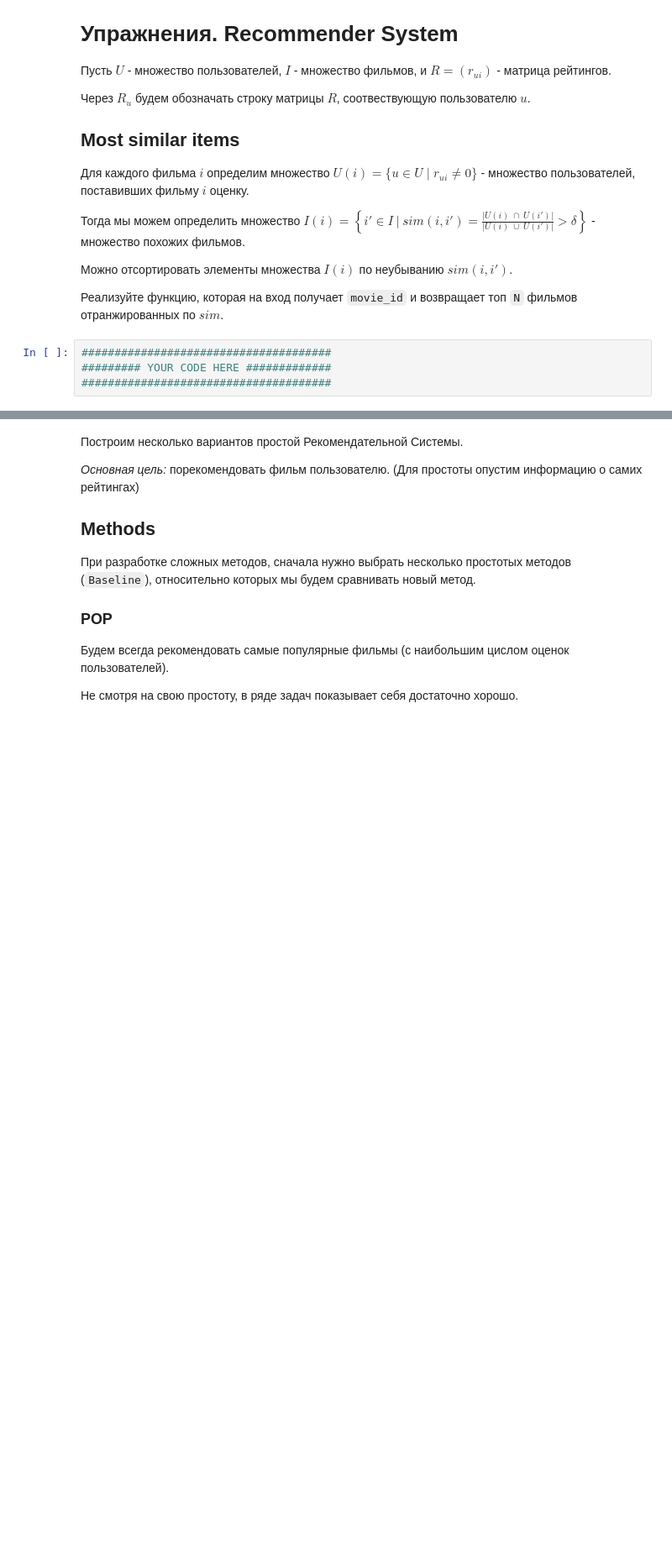
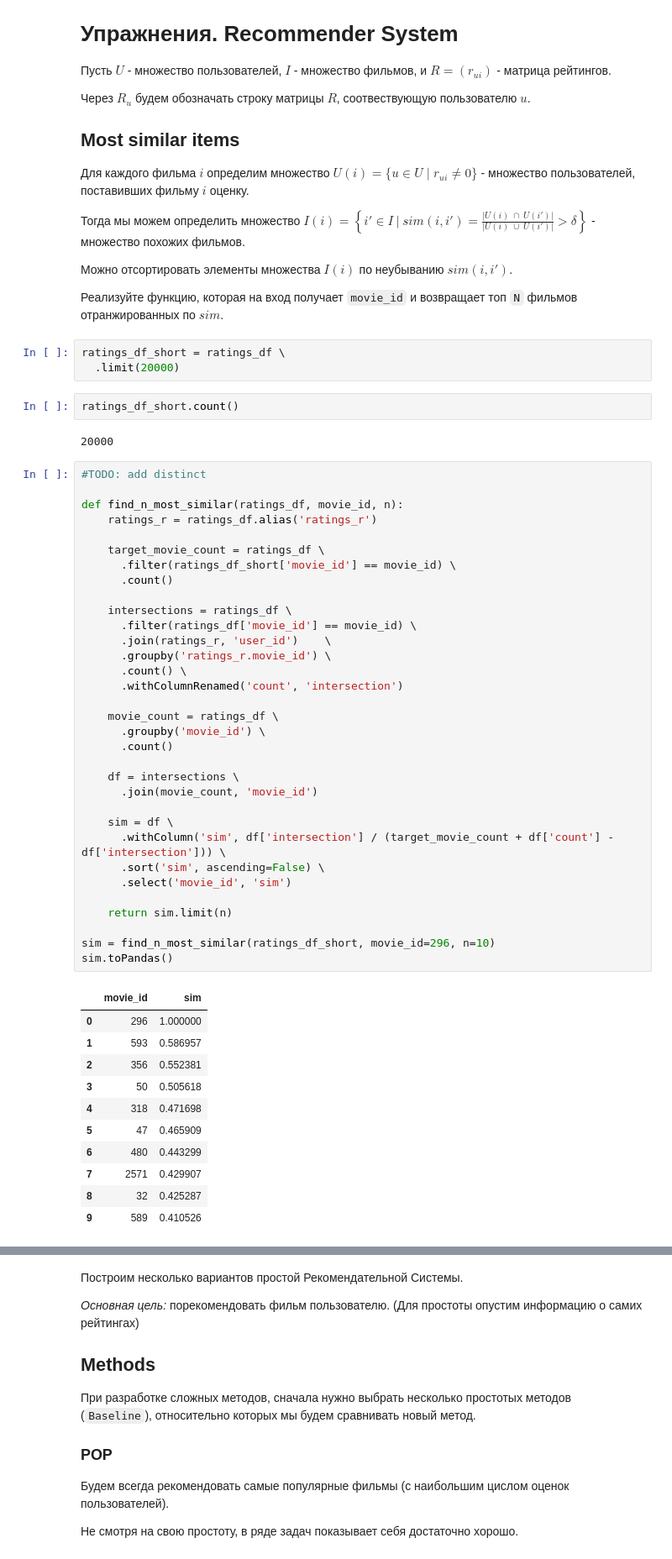
Before and after one commit to maxkvant/MLBD, a Jupyter notebook: spark_sql/notebooks/spark_sql_examples.ipynb, the cells around one changed output, grey strips where cells are left out. Shown at 84% size. Saved outputs shown, nothing was run; the diff lists cells and outputs as text; blank space fills up the shorter version.

```diff
--- a/spark_sql/notebooks/spark_sql_examples.ipynb
+++ b/spark_sql/notebooks/spark_sql_examples.ipynb
@@ -365,7 +382,55 @@ ratings_df \
 Можно отсортировать элементы множества $I(i)$ по неубыванию $sim(i, i')$.
 
 Реализуйте функцию, которая на вход получает `movie_id` и возвращает топ `N` фильмов отранжированных по $sim$.
-# %%
-######################################
-######### YOUR CODE HERE #############
-######################################
+# %%
+ratings_df_short = ratings_df \
+  .limit(20000)
+# %%
+ratings_df_short.count()
+# %% [output]
+20000
+# %%
+#TODO: add distinct
+
+def find_n_most_similar(ratings_df, movie_id, n):
+    ratings_r = ratings_df.alias('ratings_r')
+
+    target_movie_count = ratings_df \
+      .filter(ratings_df_short['movie_id'] == movie_id) \
+      .count()
+
+    intersections = ratings_df \
+      .filter(ratings_df['movie_id'] == movie_id) \
+      .join(ratings_r, 'user_id')    \
+      .groupby('ratings_r.movie_id') \
+      .count() \
+      .withColumnRenamed('count', 'intersection')
+
+    movie_count = ratings_df \
+      .groupby('movie_id') \
+      .count()
+
+    df = intersections \
+      .join(movie_count, 'movie_id')
+
+    sim = df \
+      .withColumn('sim', df['intersection'] / (target_movie_count + df['count'] - df['intersection'])) \
+      .sort('sim', ascending=False) \
+      .select('movie_id', 'sim')
+
+    return sim.limit(n)
+
+sim = find_n_most_similar(ratings_df_short, movie_id=296, n=10)
+sim.toPandas()
+# %% [output]
+|  | movie_id | sim |
+| 0 | 296 | 1.000000 |
+| 1 | 593 | 0.586957 |
+| 2 | 356 | 0.552381 |
+| 3 | 50 | 0.505618 |
+| 4 | 318 | 0.471698 |
+| 5 | 47 | 0.465909 |
+| 6 | 480 | 0.443299 |
+| 7 | 2571 | 0.429907 |
+| 8 | 32 | 0.425287 |
+| 9 | 589 | 0.410526 |
```
Also changed, not shown: parts of 4 cells of this notebook.
